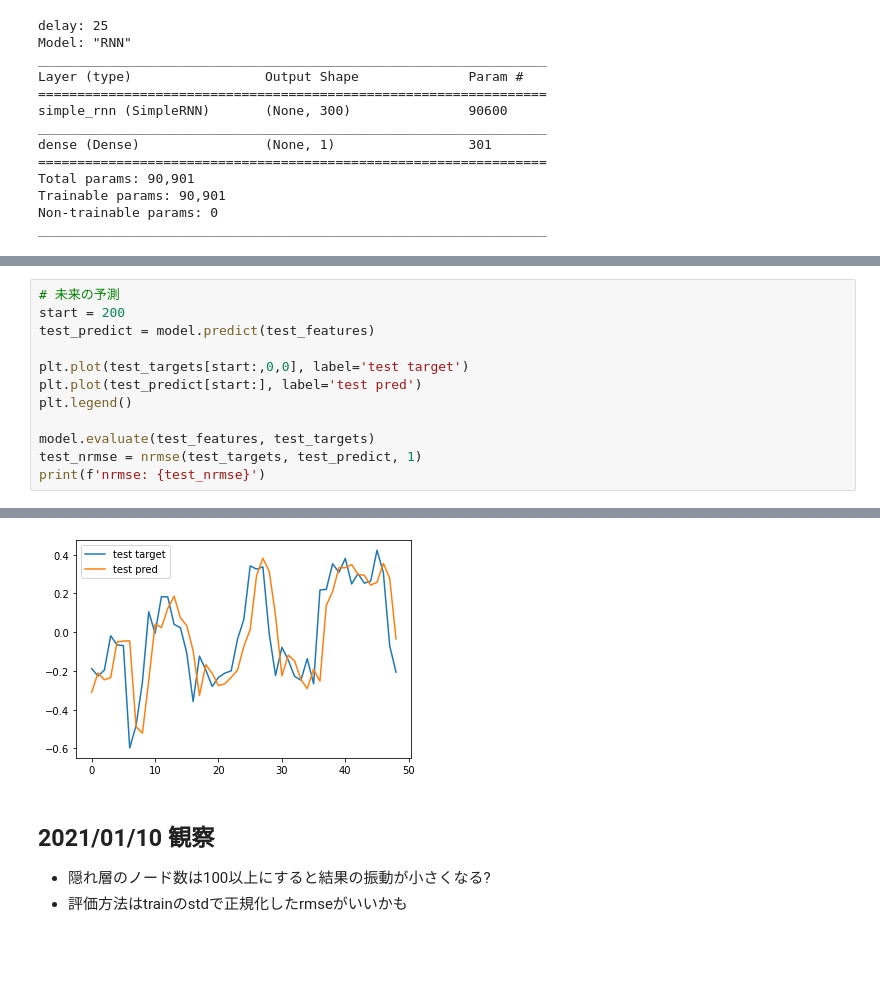
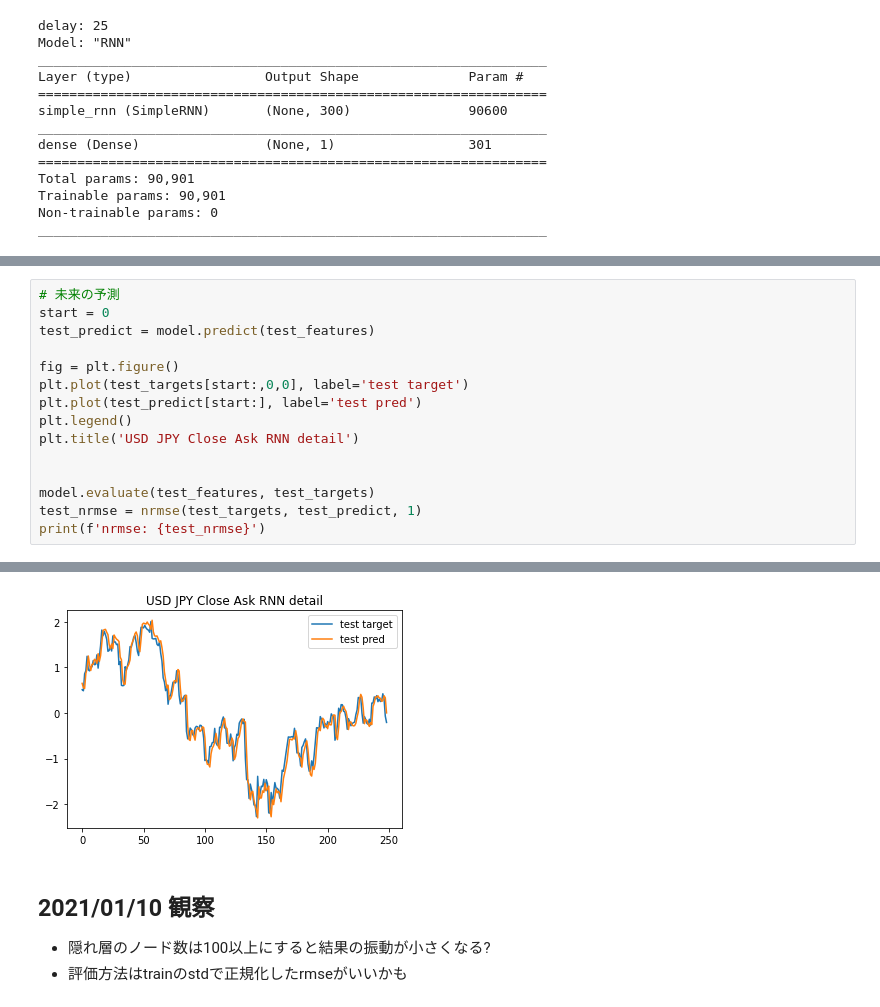
Before and after one commit to KotaTakeda/fx_time_series_analysis, a Jupyter notebook: forecast/rnn_to_fx.ipynb, the cells around one changed output, grey strips where cells are left out. Cells and saved outputs as stored; diff of their text form; blank space fills up the shorter version.

```diff
--- a/forecast/rnn_to_fx.ipynb
+++ b/forecast/rnn_to_fx.ipynb
@@ -171,11 +175,14 @@ nrmse: 0.09909920996262363
 # %%
 # 未来の予測
-start = 200
+start = 0
 test_predict = model.predict(test_features)
 
+fig = plt.figure()
 plt.plot(test_targets[start:,0,0], label='test target')
 plt.plot(test_predict[start:], label='test pred')
 plt.legend()
+plt.title('USD JPY Close Ask RNN detail')
+
 
 model.evaluate(test_features, test_targets)
 test_nrmse = nrmse(test_targets, test_predict, 1)
@@ -186,4 +193,4 @@ nrmse: 0.21894933072832543
-[figure, old version]
+[figure, new version]
 # %% [markdown]
 ## 2021/01/10 観察
 - 隠れ層のノード数は100以上にすると結果の振動が小さくなる?
```
Also changed, not shown: parts of 4 cells of this notebook, 5 other files.
